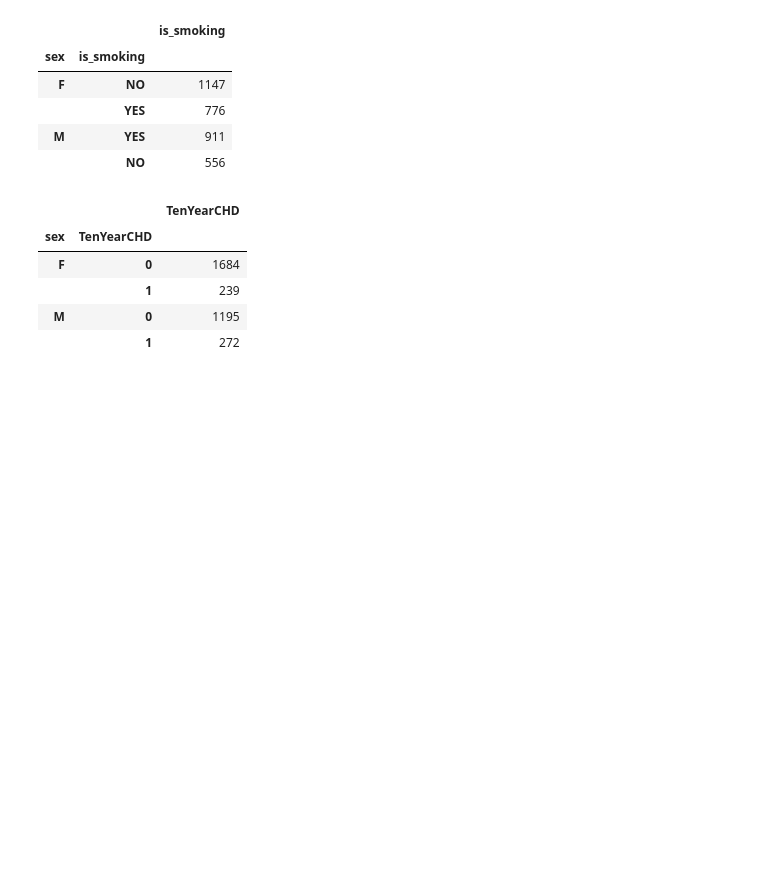
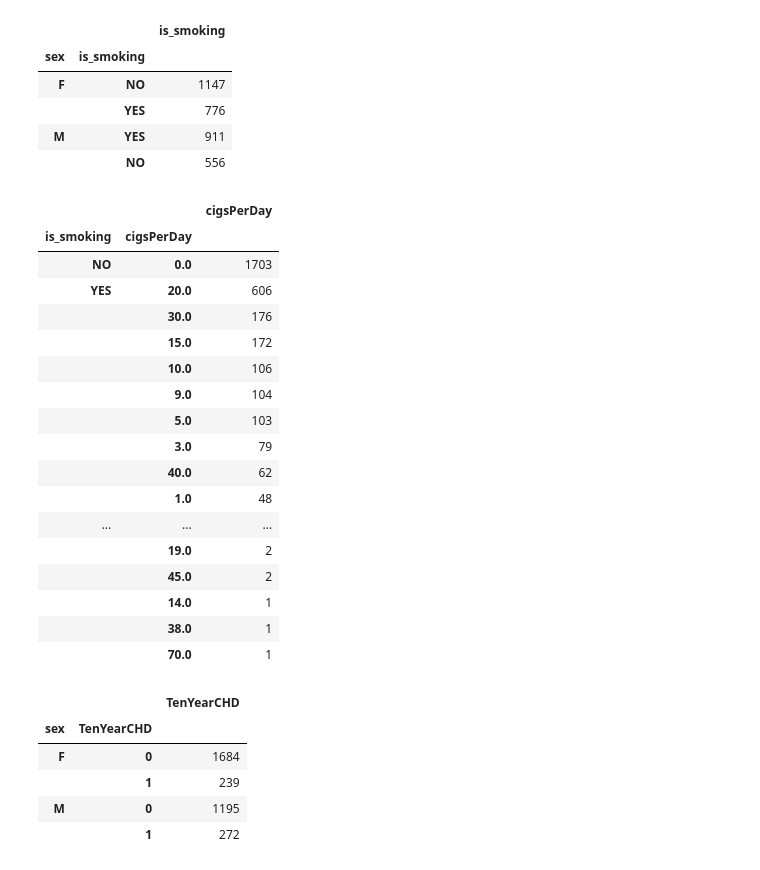
Before and after one commit to LuvMutreja/Cardiovascular-Risk-Prediction, a Jupyter notebook: Classification_Capstone_Project_Cardiovascular_Risk_Prediction.ipynb, the cells around one changed output. Drawn from its saved outputs; the diff is of its cells as text; code cells hidden in the pictures; blank space fills up the shorter version.

```diff
--- a/Classification_Capstone_Project_Cardiovascular_Risk_Prediction.ipynb
+++ b/Classification_Capstone_Project_Cardiovascular_Risk_Prediction.ipynb
@@ -304,6 +325,27 @@ pd.DataFrame(dataset.groupby('sex')['is_smoking'].value_counts())
 |  | YES | 776 |
 | M | YES | 911 |
 |  | NO | 556 |
+# %%
+pd.DataFrame(dataset.groupby('is_smoking')['cigsPerDay'].value_counts())
+# %% [output]
+|  |  | cigsPerDay |
+| is_smoking | cigsPerDay |  |
+| NO | 0.0 | 1703 |
+| YES | 20.0 | 606 |
+|  | 30.0 | 176 |
+|  | 15.0 | 172 |
+|  | 10.0 | 106 |
+|  | 9.0 | 104 |
+|  | 5.0 | 103 |
+|  | 3.0 | 79 |
+|  | 40.0 | 62 |
+|  | 1.0 | 48 |
+| ... | ... | ... |
+|  | 19.0 | 2 |
+|  | 45.0 | 2 |
+|  | 14.0 | 1 |
+|  | 38.0 | 1 |
+|  | 70.0 | 1 |
 # %%
 pd.DataFrame(dataset.groupby('sex')['TenYearCHD'].value_counts())
 # %% [output]
```
Also changed, not shown: parts of 15 cells of this notebook.
